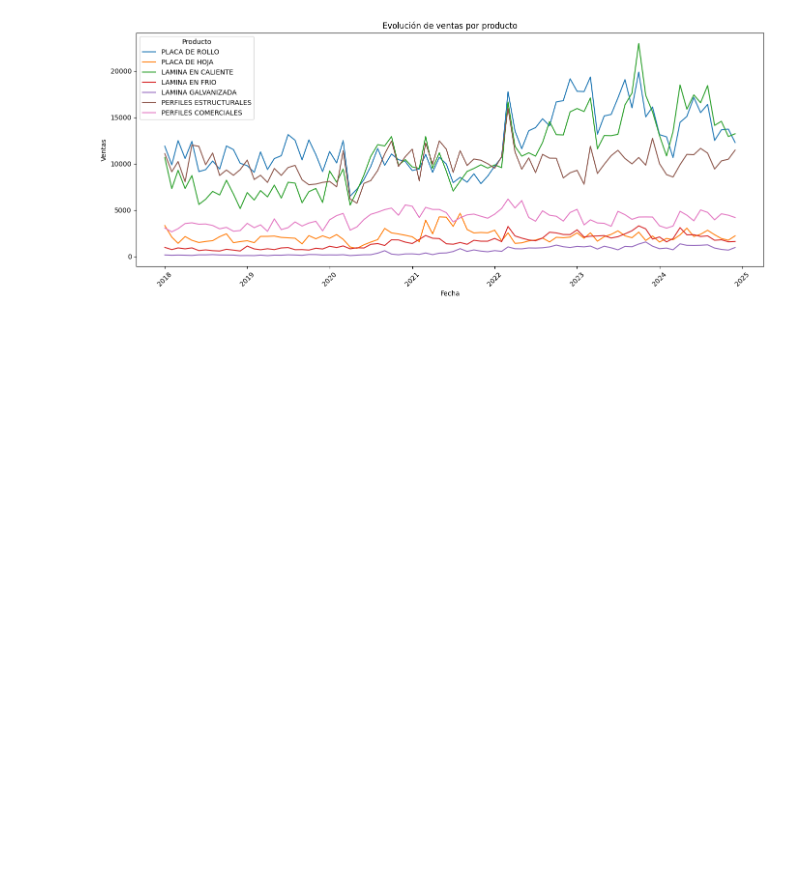
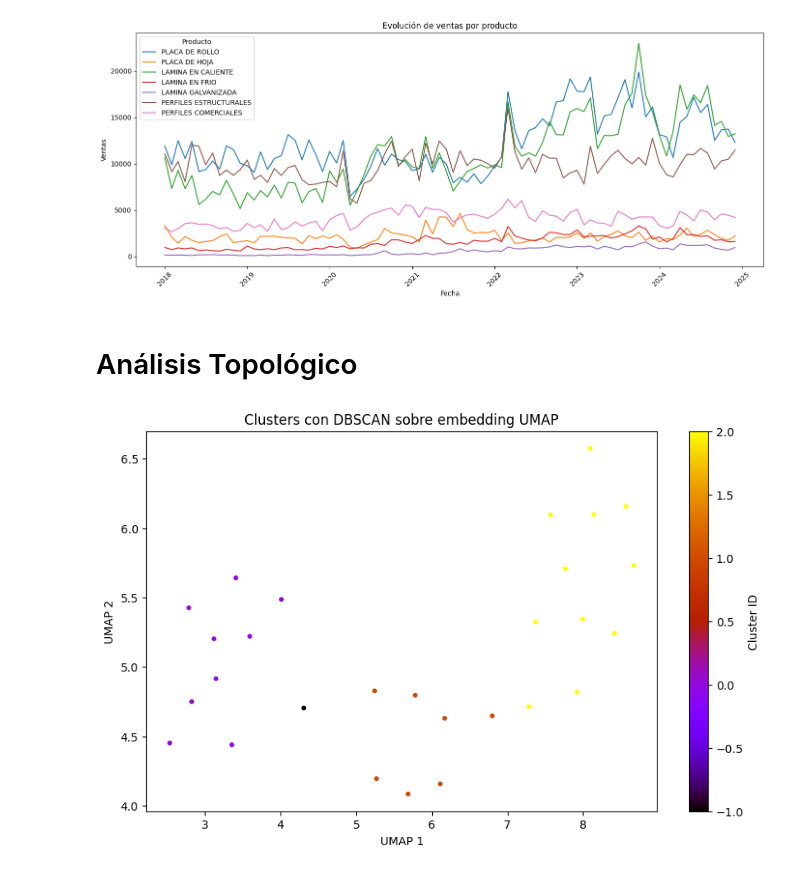
Before and after one commit to DarioAcosta24/School_002_ProyectoTopo, a Jupyter notebook: SituaciónProblema/main.ipynb, the cells around one changed output. Saved outputs shown, nothing was run; the diff lists cells and outputs as text; code cells hidden in the pictures; blank space fills up the shorter version.

```diff
--- a/SituaciónProblema/main.ipynb
+++ b/SituaciónProblema/main.ipynb
@@ -198,3 +208,34 @@ plt.tight_layout()
 plt.show()
 # %% [output]
 [figure]
+# %% [markdown]
+# Análisis Topológico
+# %%
+# UMAP y DBSCAN
+datos_combinados = pd.read_csv("datos_combinados.csv")
+
+df = datos_combinados.dropna()
+X = df.select_dtypes(include=np.number)
+
+# Escalar los datos
+scaler = StandardScaler()
+X_scaled = scaler.fit_transform(X)
+
+# Reducir dimensión con UMAP
+reducer = umap.UMAP(n_neighbors=15, min_dist=0.1, metric='euclidean')
+embedding = reducer.fit_transform(X_scaled)
+
+# Aplicar DBSCAN
+dbscan = DBSCAN(eps=0.8, min_samples=5)
+labels = dbscan.fit_predict(embedding)
+
+# Visualizar resultados
+plt.figure(figsize=(10, 6))
+plt.scatter(embedding[:, 0], embedding[:, 1], c=labels, cmap='gnuplot', s=10)
+plt.title('Clusters con DBSCAN sobre embedding UMAP')
+plt.xlabel('UMAP 1')
+plt.ylabel('UMAP 2')
+plt.colorbar(label='Cluster ID')
+plt.show()
+# %% [output]
+[figure, added]
```
Also changed, not shown: parts of 12 cells of this notebook.
